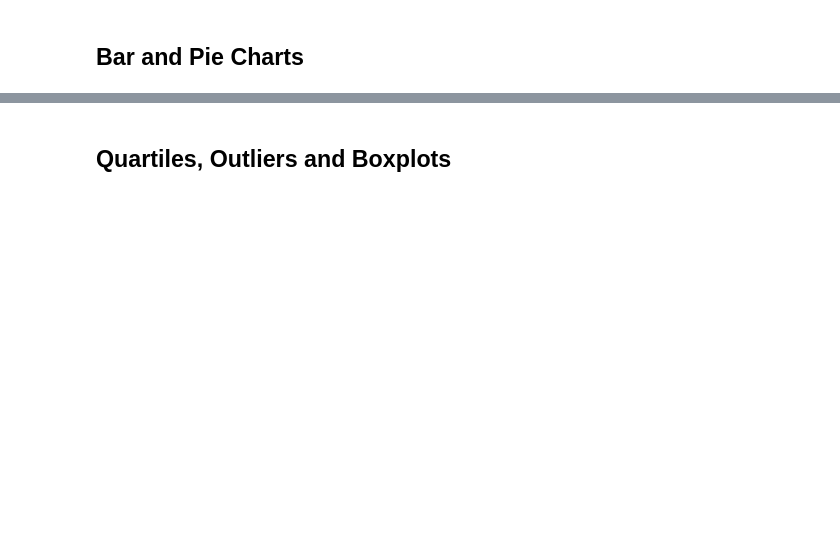
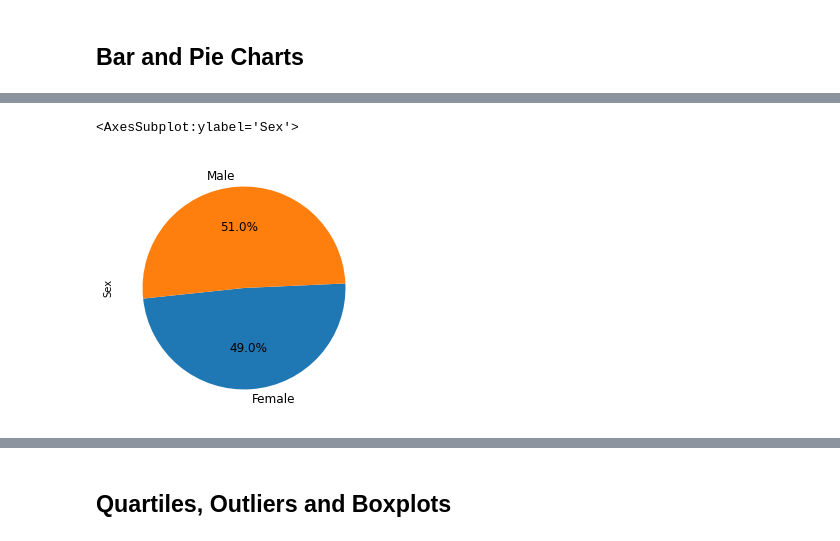
Before and after one commit to dhpark767/Matplotlib_challenge, a Jupyter notebook: Pymaceuticals/pymaceuticals_starter.ipynb, the cells around one changed output, grey strips where cells are left out. Saved outputs shown, nothing was run; the diff lists cells and outputs as text; code cells hidden in the pictures; blank space fills up the shorter version.

```diff
--- a/Pymaceuticals/pymaceuticals_starter.ipynb
+++ b/Pymaceuticals/pymaceuticals_starter.ipynb
@@ -105,0 +148,13 @@ clean_mouse_df.head()
+# %%
+# Generate a pie plot showing the distribution of female versus male mice using Pandas
+gender = clean_mouse_df.groupby('Sex')
+gender_qty = gender["Sex"].count()
+
+# Generate pie plot with data
+plt.figure(figsize=(10,6))
+ax1 = plt.subplot(121, aspect = 'equal')
+gender_qty.plot(kind='pie', y = "Quantity", ax=ax1, autopct = '%1.1f%%',
+              startangle = 186, shadow = False, legend = False, fontsize = 12)
+# %% [output]
+<AxesSubplot:ylabel='Sex'>
+[figure, added]
```
Also changed, not shown: parts of 21 cells of this notebook.
